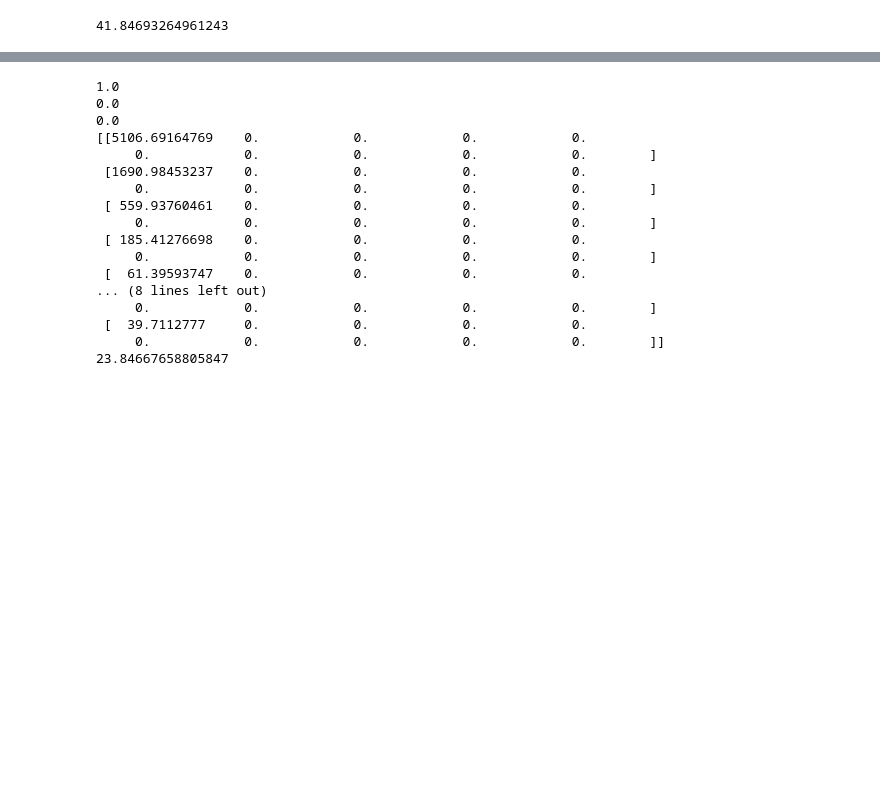
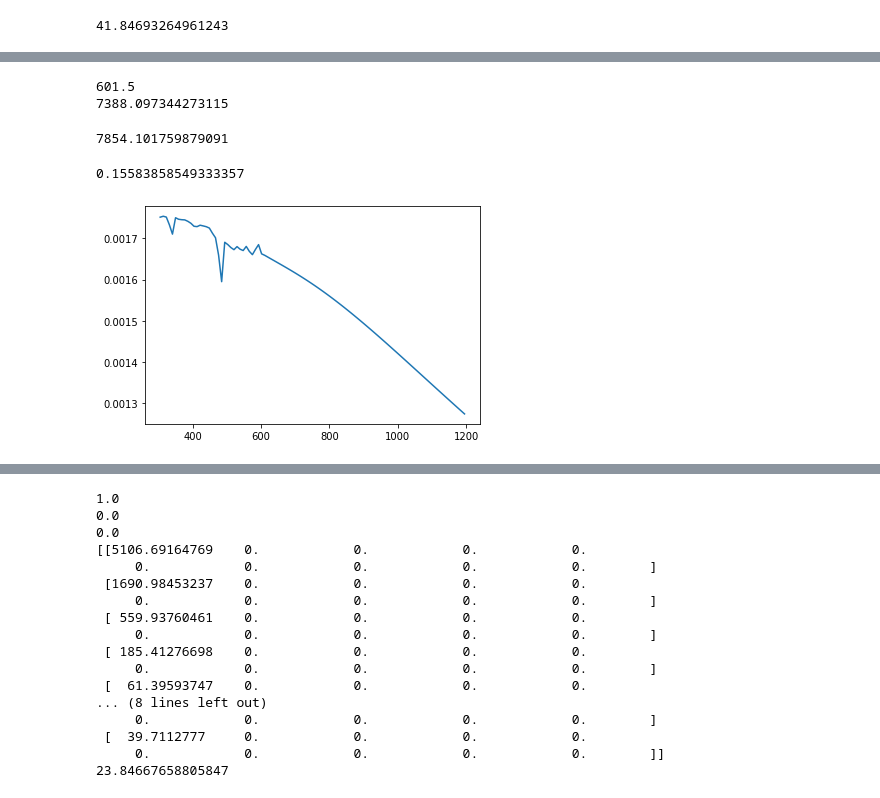
Before and after one commit to JustinLaw-D/debris-simulations, a Jupyter notebook: tests_simulations/test.ipynb, the cells around one changed output, grey strips where cells are left out. Cells and saved outputs as stored; diff of their text form; code cells hidden in the pictures; blank space fills up the shorter version.

```diff
--- a/tests_simulations/test.ipynb
+++ b/tests_simulations/test.ipynb
@@ -86,0 +146,50 @@ plt.show()
+# %%
+import sys
+sys.path.append('./../')
+
+from NCell import NCell
+from AtmosphericDecayModels import drag_lifetime, need_update
+from BreakupModel import vprime_cdf
+import matplotlib.pyplot as plt
+import numpy as np
+from scipy.integrate import dblquad
+
+chi = 0.5
+Re = 6371 # radius of earth in km
+G = 6.67430e-11 # gravitational constant (N*m^2/kg^2)
+Me = 5.97219e24 # mass of Earth (kg)
+alt_edges = np.linspace(300,1200,num=101)
+dh = alt_edges[1]-alt_edges[0]
+alts = np.zeros(100)
+for i in range(len(alt_edges)-1):
+    alts[i] = (alt_edges[i] + alt_edges[i+1])/2
+v_orbits = np.sqrt(G*Me/((Re + alts)*1000))/1000 # orbital velocity in km/s
+probs = np.zeros(len(alts)) # probability distribution
+
+v0 = v_orbits[int(len(alts)/3)]*1000 # orbital velocity in m/s
+r = alts[int(len(alts)/3)] # in km
+
+def local_func(theta, phi, v_max2, v_min2):
+    if v_min2 < 0 and v_max2 < 0 : return 0
+    elif v_min2 < 0 : return np.sin(theta)*vprime_cdf(np.sqrt(v_max2), v0, theta, phi, chi, 'coll')
+    else : return np.sin(theta)*(vprime_cdf(np.sqrt(v_max2), v0, theta, phi, chi, 'coll') - vprime_cdf(np.sqrt(v_min2), v0, theta, phi, chi, 'coll'))
+print(r)
+for i in range(len(alts)): # iterate through altitudes
+    alt_min = alts[i] - dh/2 # in km
+    alt_max = alts[i] + dh/2
+    v_min2 = G*Me*(2/((Re + r)*1000) - 1/((Re + alt_min)*1000)) # minimum velocity squared (m/s)
+    v_max2 = G*Me*(2/((Re + r)*1000) - 1/((Re + alt_max)*1000)) # maximum velocity squared (m/s)
+    if i == 0 : print(np.sqrt(v_min2))
+    if i == len(alts)-1 : print(np.sqrt(v_max2))
+    probs[i] = dblquad(local_func, 0, 2*np.pi, 0, np.pi, args=(v_max2,v_min2), epsabs=1e-3)[0]/(4*np.pi)
+# %% [output]
+601.5
+7388.097344273115
+7854.101759879091
+# %%
+print(np.sum(probs))
+plt.plot(alts, probs)
+plt.show()
+# %% [output]
+0.15583858549333357
+[figure, added]
```
Also changed, not shown: parts of 6 cells of this notebook, 1 other file.
